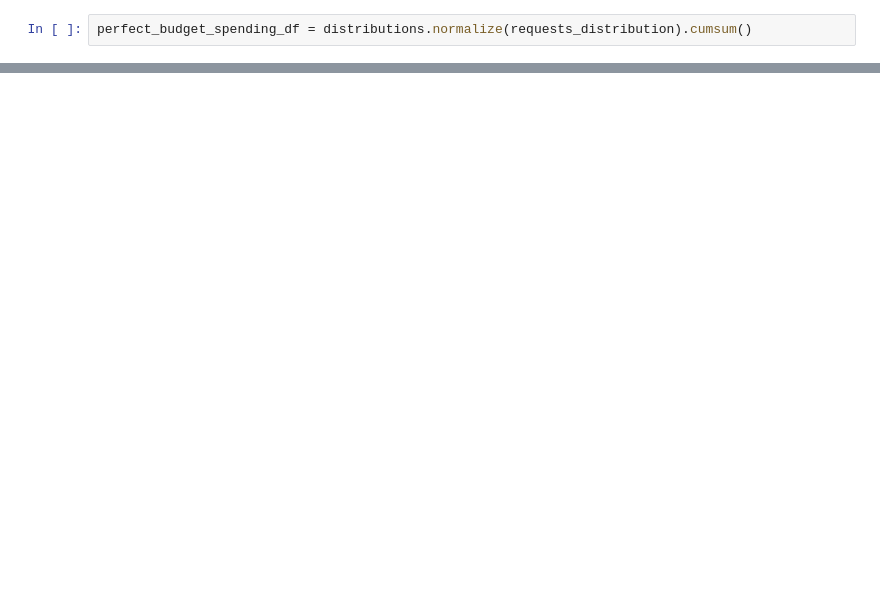
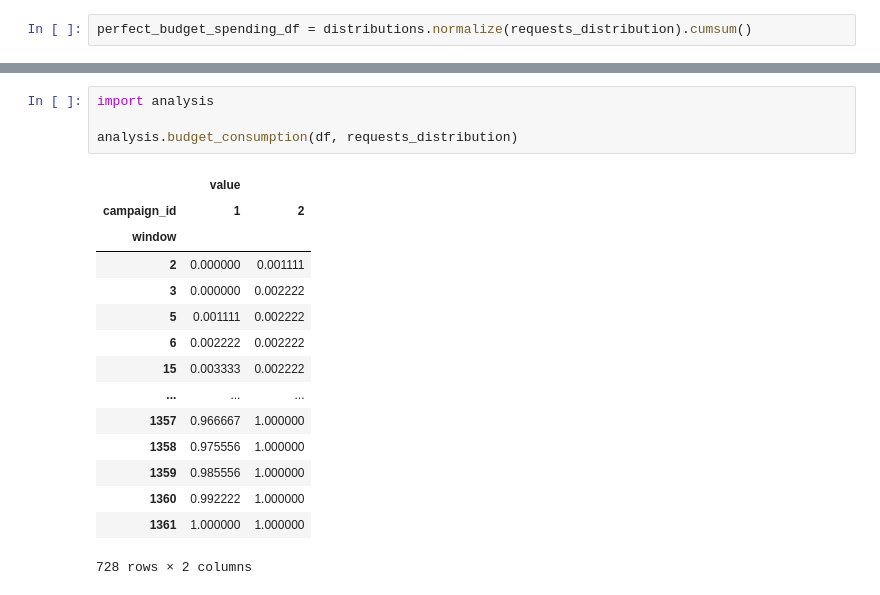
Before and after one commit to pawaclawczyk/prototypes, a Jupyter notebook: sim_throttled.ipynb, the cells around one changed output, grey strips where cells are left out. Drawn from its saved outputs; the diff is of its cells as text; blank space fills up the shorter version.

Commit message:
Analysis draft

```diff
--- a/sim_throttled.ipynb
+++ b/sim_throttled.ipynb
@@ -41,0 +60,20 @@ sns.lineplot(data=budget_spending_df, ax=ax2)
+# %%
+import analysis
+
+analysis.budget_consumption(df, requests_distribution)
+# %% [output]
+|  | value |  |
+| campaign_id | 1 | 2 |
+| window |  |  |
+| 2 | 0.000000 | 0.001111 |
+| 3 | 0.000000 | 0.002222 |
+| 5 | 0.001111 | 0.002222 |
+| 6 | 0.002222 | 0.002222 |
+| 15 | 0.003333 | 0.002222 |
+| ... | ... | ... |
+| 1357 | 0.966667 | 1.000000 |
+| 1358 | 0.975556 | 1.000000 |
+| 1359 | 0.985556 | 1.000000 |
+| 1360 | 0.992222 | 1.000000 |
+| 1361 | 1.000000 | 1.000000 |
+728 rows × 2 columns
```
Also changed, not shown: parts of 17 cells of this notebook, 1 other file.
